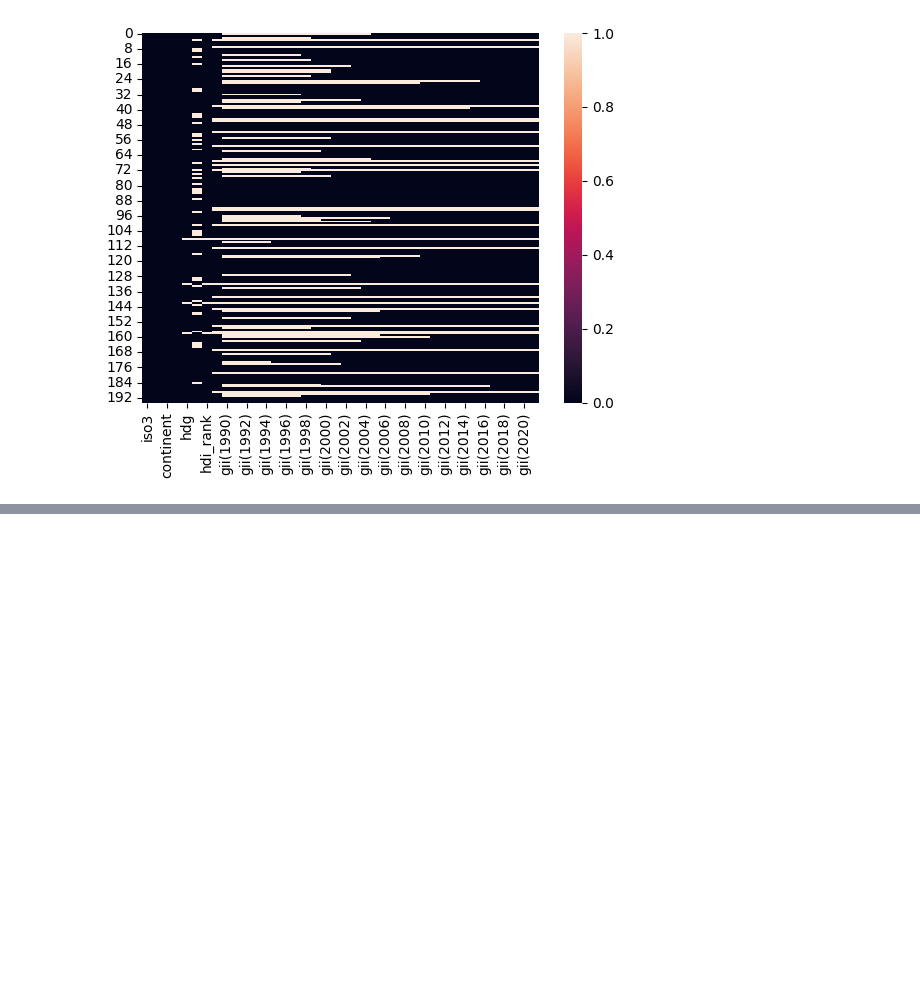
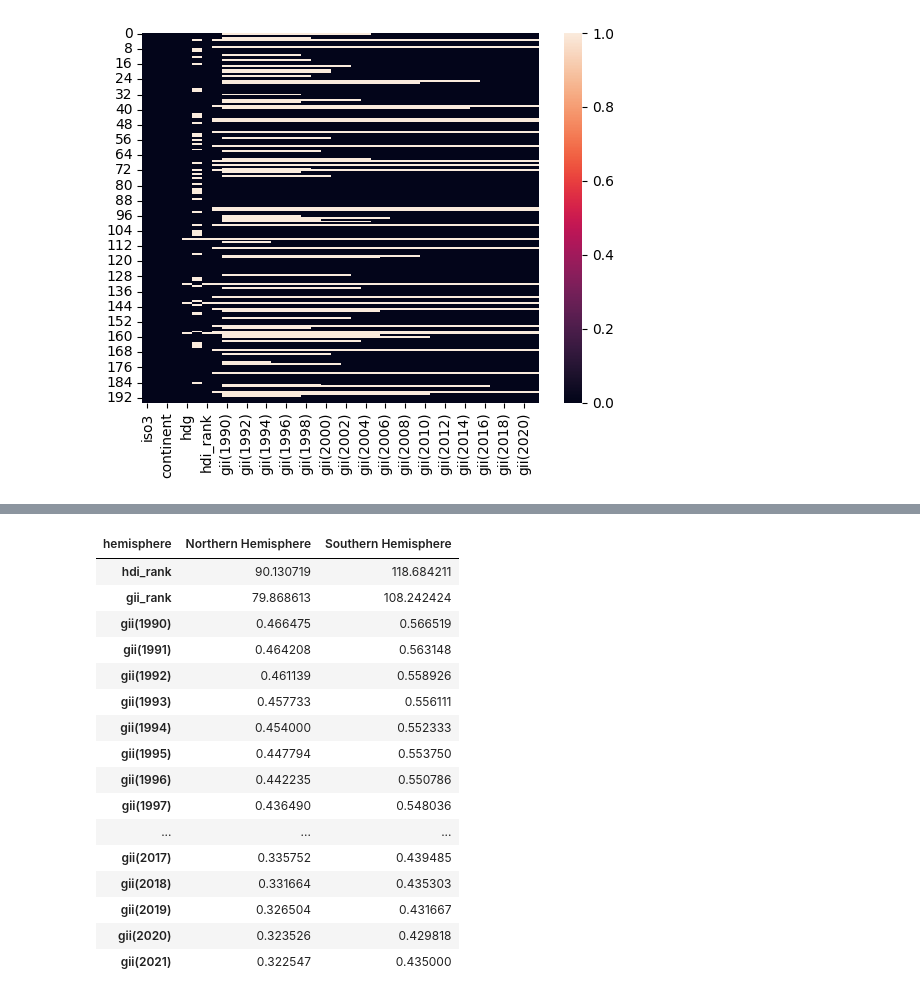
Before and after one commit to RafaelJosePortoSilva/analise_gender_inequality, a Jupyter notebook: main.ipynb, the cells around one changed output, grey strips where cells are left out. Saved outputs shown, nothing was run; the diff lists cells and outputs as text; code cells hidden in the pictures; blank space fills up the shorter version.

```diff
--- a/main.ipynb
+++ b/main.ipynb
@@ -51,0 +156,22 @@ sns.heatmap(data = df.isnull())
+# %%
+df_hemisphere = df.loc[:,'hemisphere':].drop(['hdg','undp_dr'],axis=1).groupby(['hemisphere']).mean()
+# %%
+df_hemisphere.T
+# %% [output]
+| hemisphere | Northern Hemisphere | Southern Hemisphere |
+| hdi_rank | 90.130719 | 118.684211 |
+| gii_rank | 79.868613 | 108.242424 |
+| gii(1990) | 0.466475 | 0.566519 |
+| gii(1991) | 0.464208 | 0.563148 |
+| gii(1992) | 0.461139 | 0.558926 |
+| gii(1993) | 0.457733 | 0.556111 |
+| gii(1994) | 0.454000 | 0.552333 |
+| gii(1995) | 0.447794 | 0.553750 |
+| gii(1996) | 0.442235 | 0.550786 |
+| gii(1997) | 0.436490 | 0.548036 |
+| ... | ... | ... |
+| gii(2017) | 0.335752 | 0.439485 |
+| gii(2018) | 0.331664 | 0.435303 |
+| gii(2019) | 0.326504 | 0.431667 |
+| gii(2020) | 0.323526 | 0.429818 |
+| gii(2021) | 0.322547 | 0.435000 |
```
Also changed, not shown: parts of 10 cells of this notebook.
